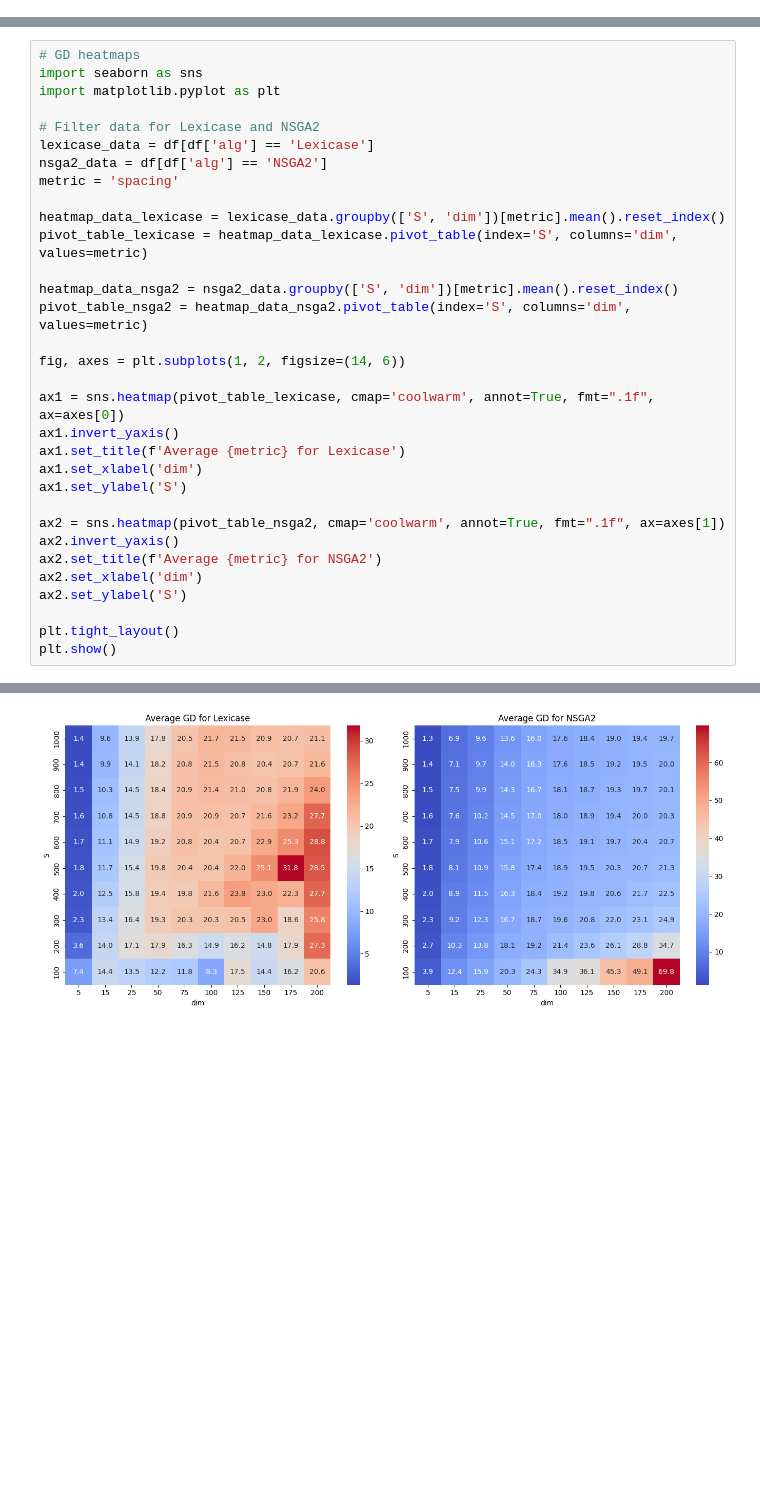
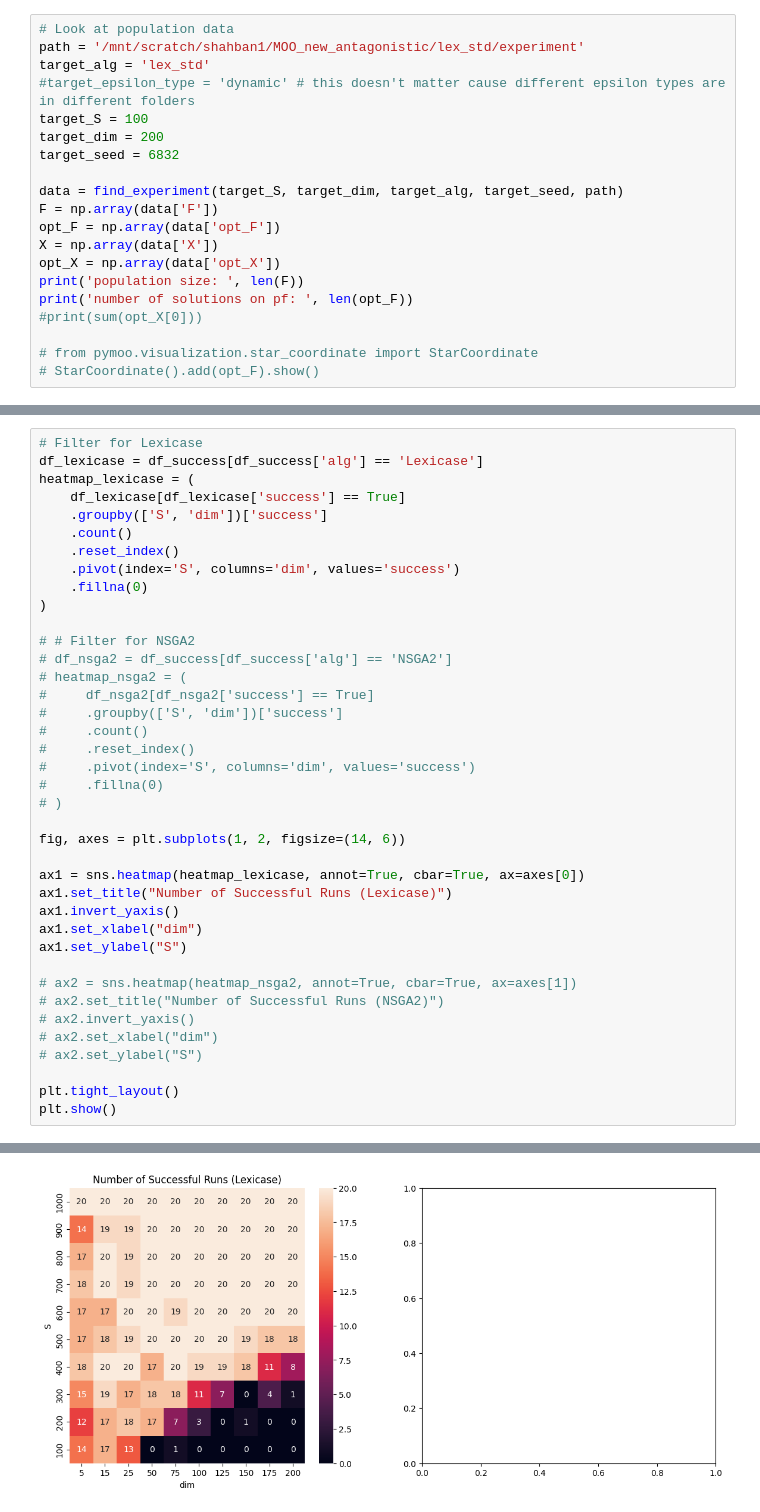
Before and after one commit to shakiba-shb/MultiObjectivePrediction, a Jupyter notebook: data_analysis.ipynb, the cells around one changed output, grey strips where cells are left out. Cells and saved outputs as stored; diff of their text form; blank space fills up the shorter version.

```diff
--- a/data_analysis.ipynb
+++ b/data_analysis.ipynb
@@ -69,0 +183,20 @@ df_test
+# %%
+# Look at population data
+path = '/mnt/scratch/shahban1/MOO_new_antagonistic/lex_std/experiment'
+target_alg = 'lex_std'
+#target_epsilon_type = 'dynamic' # this doesn't matter cause different epsilon types are in different folders
+target_S = 100
+target_dim = 200
+target_seed = 6832
+
+data = find_experiment(target_S, target_dim, target_alg, target_seed, path)
+F = np.array(data['F'])
+opt_F = np.array(data['opt_F'])
+X = np.array(data['X'])
+opt_X = np.array(data['opt_X'])
+print('population size: ', len(F))
+print('number of solutions on pf: ', len(opt_F))
+#print(sum(opt_X[0]))
+
+# from pymoo.visualization.star_coordinate import StarCoordinate
+# StarCoordinate().add(opt_F).show()
@@ -70,32 +328,39 @@ df_test
 # %%
-# GD heatmaps
-import seaborn as sns
-import matplotlib.pyplot as plt
+# Filter for Lexicase
+df_lexicase = df_success[df_success['alg'] == 'Lexicase']
+heatmap_lexicase = (
+    df_lexicase[df_lexicase['success'] == True]
+    .groupby(['S', 'dim'])['success']
+    .count()
+    .reset_index()
+    .pivot(index='S', columns='dim', values='success')
+    .fillna(0)
+)
 
-# Filter data for Lexicase and NSGA2
-lexicase_data = df[df['alg'] == 'Lexicase']
-nsga2_data = df[df['alg'] == 'NSGA2']
-metric = 'spacing'
-
-heatmap_data_lexicase = lexicase_data.groupby(['S', 'dim'])[metric].mean().reset_index()
-pivot_table_lexicase = heatmap_data_lexicase.pivot_table(index='S', columns='dim', values=metric)
-
-heatmap_data_nsga2 = nsga2_data.groupby(['S', 'dim'])[metric].mean().reset_index()
-pivot_table_nsga2 = heatmap_data_nsga2.pivot_table(index='S', columns='dim', values=metric)
+# # Filter for NSGA2
+# df_nsga2 = df_success[df_success['alg'] == 'NSGA2']
+# heatmap_nsga2 = (
+#     df_nsga2[df_nsga2['success'] == True]
+#     .groupby(['S', 'dim'])['success']
+#     .count()
+#     .reset_index()
+#     .pivot(index='S', columns='dim', values='success')
+#     .fillna(0)
+# )
 
 fig, axes = plt.subplots(1, 2, figsize=(14, 6))
 
-ax1 = sns.heatmap(pivot_table_lexicase, cmap='coolwarm', annot=True, fmt=".1f", ax=axes[0])
+ax1 = sns.heatmap(heatmap_lexicase, annot=True, cbar=True, ax=axes[0])
+ax1.set_title("Number of Successful Runs (Lexicase)")
 ax1.invert_yaxis()
-ax1.set_title(f'Average {metric} for Lexicase')
-ax1.set_xlabel('dim')
-ax1.set_ylabel('S')
+ax1.set_xlabel("dim")
+ax1.set_ylabel("S")
 
-ax2 = sns.heatmap(pivot_table_nsga2, cmap='coolwarm', annot=True, fmt=".1f", ax=axes[1])
-ax2.invert_yaxis()
-ax2.set_title(f'Average {metric} for NSGA2')
-ax2.set_xlabel('dim')
-ax2.set_ylabel('S')
+# ax2 = sns.heatmap(heatmap_nsga2, annot=True, cbar=True, ax=axes[1])
+# ax2.set_title("Number of Successful Runs (NSGA2)")
+# ax2.invert_yaxis()
+# ax2.set_xlabel("dim")
+# ax2.set_ylabel("S")
 
 plt.tight_layout()
 plt.show()
@@ -103 +369 @@ plt.show()
-[figure, old version]
+[figure, new version]
```
Also changed, not shown: parts of 22 cells of this notebook, 1 other file.
